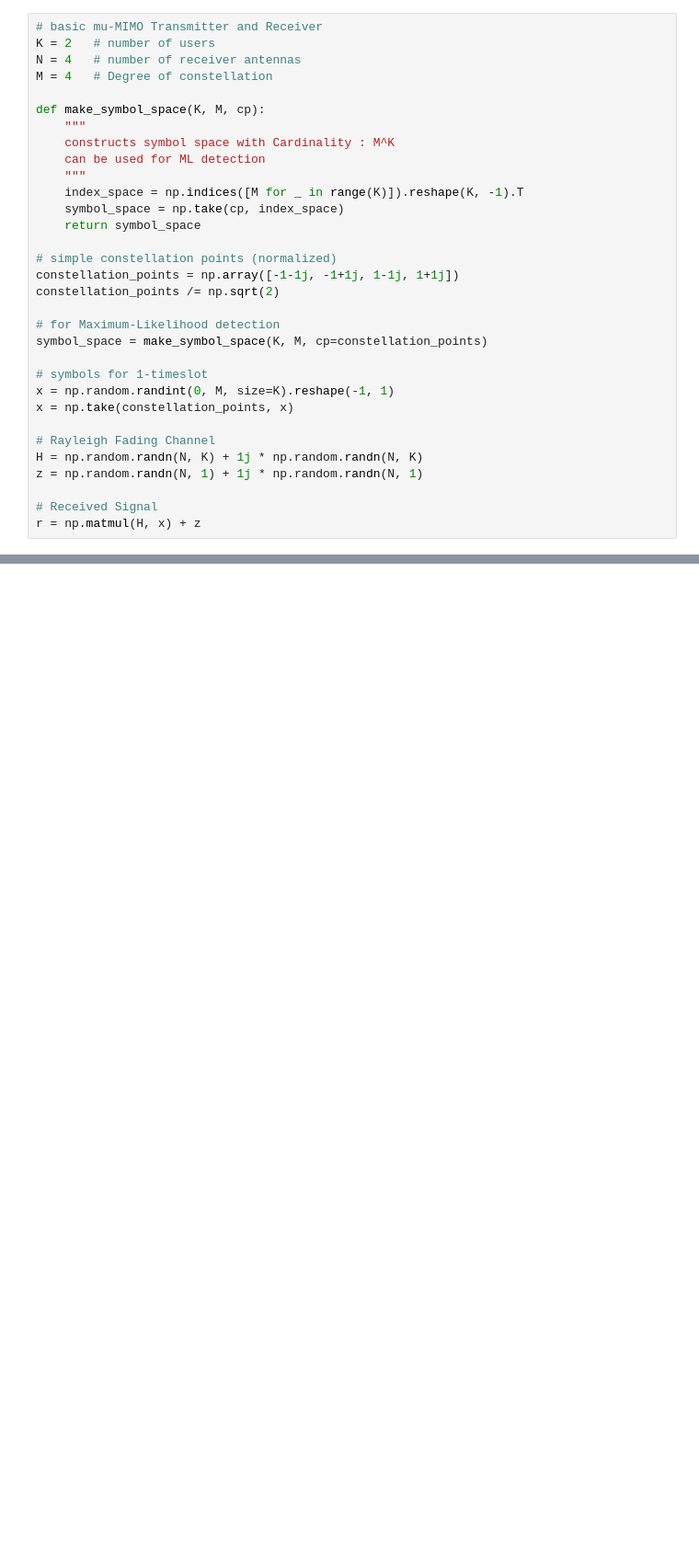
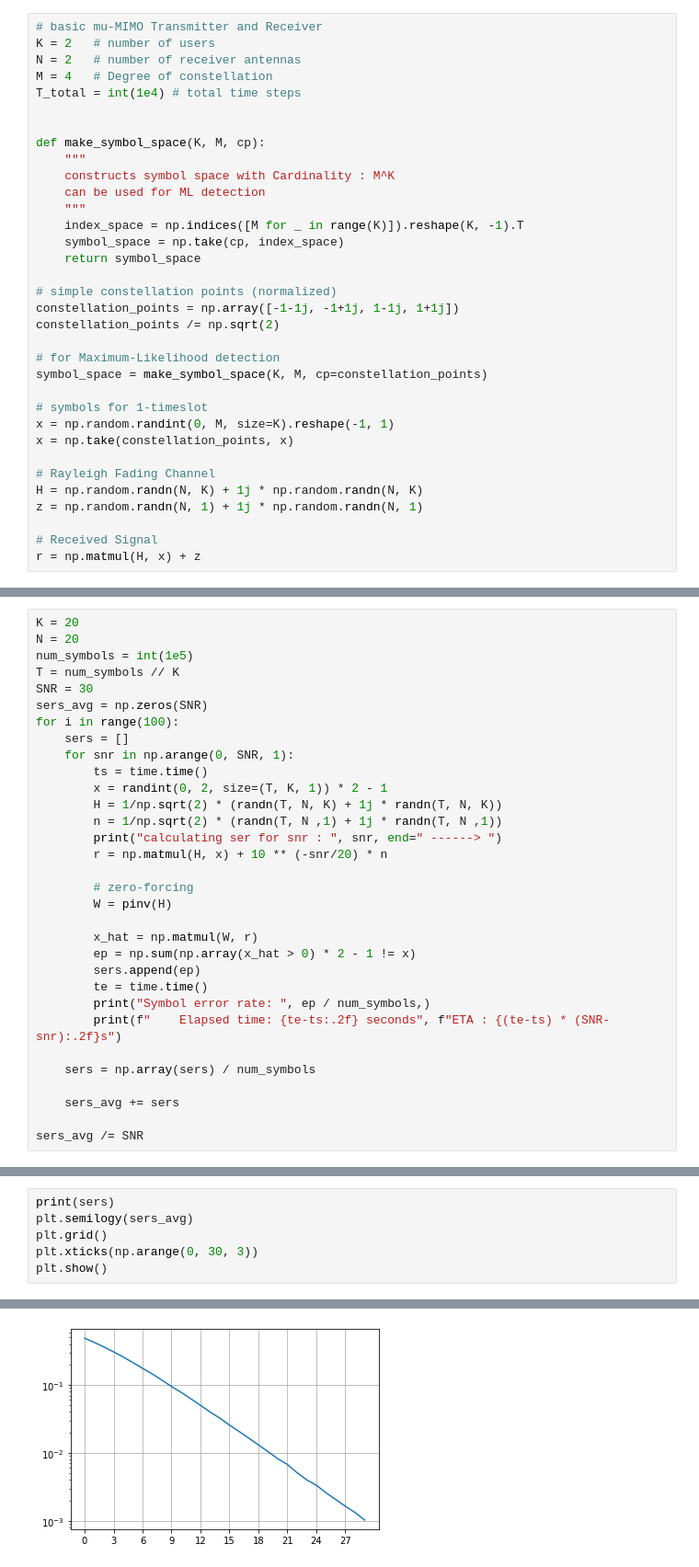
Before and after one commit to IISL-HYU/comm, a Jupyter notebook: 06_mimo.ipynb, the cells around one changed output, grey strips where cells are left out. Shown at 92% size. Cells and saved outputs as stored; diff of their text form; blank space fills up the shorter version.

```diff
--- a/06_mimo.ipynb
+++ b/06_mimo.ipynb
@@ -5,8 +8,10 @@ import matplotlib.pyplot as plt
 # %%
 # basic mu-MIMO Transmitter and Receiver
 K = 2   # number of users
-N = 4   # number of receiver antennas
+N = 2   # number of receiver antennas
 M = 4   # Degree of constellation
+T_total = int(1e4) # total time steps
+
 
 def make_symbol_space(K, M, cp):
     """
@@ -41,0 +42,32 @@ array([[0.70710678+0.70710678j],
+# %%
+K = 20
+N = 20
+num_symbols = int(1e5)
+T = num_symbols // K
+SNR = 30
+sers_avg = np.zeros(SNR)
+for i in range(100):
+    sers = []
+    for snr in np.arange(0, SNR, 1):
+        ts = time.time()
+        x = randint(0, 2, size=(T, K, 1)) * 2 - 1
+        H = 1/np.sqrt(2) * (randn(T, N, K) + 1j * randn(T, N, K))
+        n = 1/np.sqrt(2) * (randn(T, N ,1) + 1j * randn(T, N ,1))
+        print("calculating ser for snr : ", snr, end=" ------> ")
+        r = np.matmul(H, x) + 10 ** (-snr/20) * n
+
+        # zero-forcing
+        W = pinv(H)
+
+        x_hat = np.matmul(W, r)
+        ep = np.sum(np.array(x_hat > 0) * 2 - 1 != x)
+        sers.append(ep)
+        te = time.time()
+        print("Symbol error rate: ", ep / num_symbols,)
+        print(f"    Elapsed time: {te-ts:.2f} seconds", f"ETA : {(te-ts) * (SNR-snr):.2f}s")
+
+    sers = np.array(sers) / num_symbols
+
+    sers_avg += sers
+
+sers_avg /= SNR
@@ -41,0 +92,7 @@ array([[0.70710678+0.70710678j],
+# %%
+print(sers)
+plt.semilogy(sers_avg)
+plt.grid()
+plt.xticks(np.arange(0, 30, 3))
+plt.show()
+# %% [output]
@@ -41,0 +103 @@ array([[0.70710678+0.70710678j],
+[figure, added]
```
Also changed, not shown: parts of 11 cells of this notebook, 1 other file.
